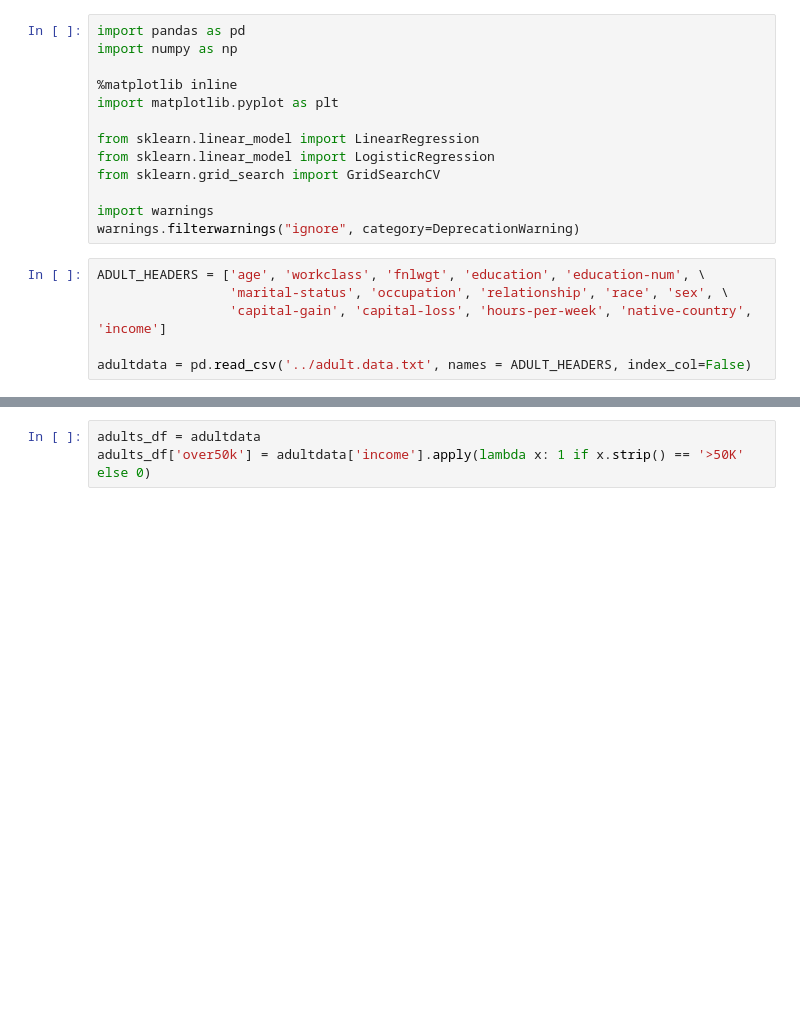
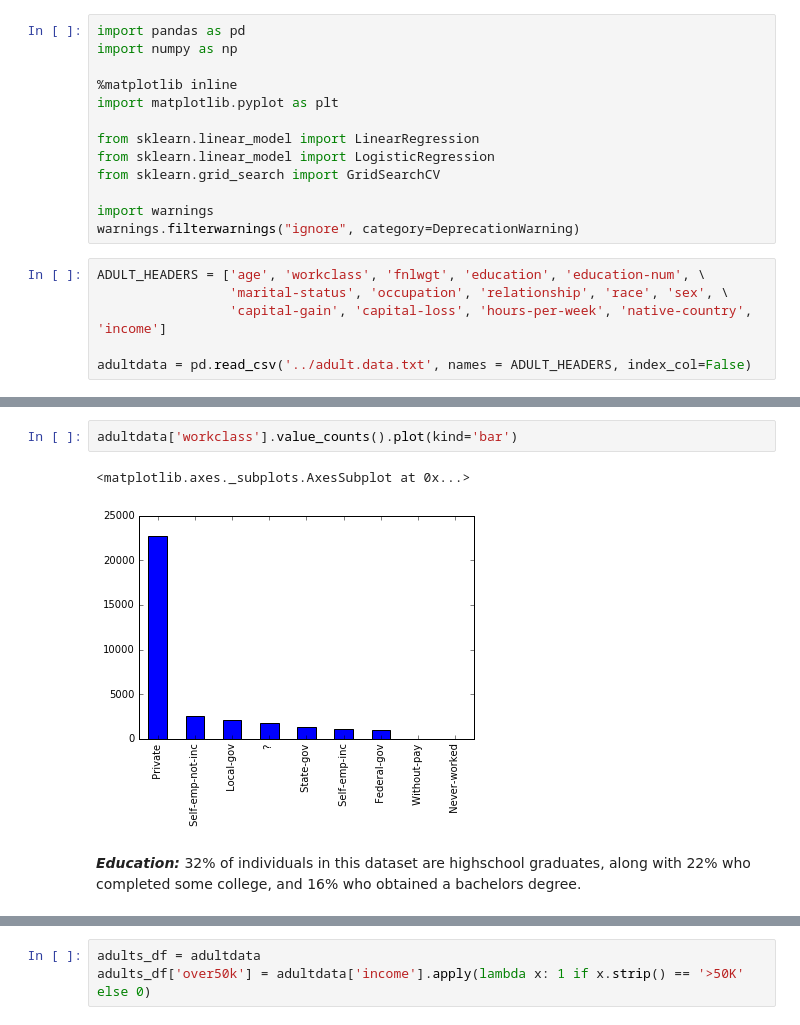
Before and after one commit to SoleilSunshine/Portfolio, a Jupyter notebook: AdultIncome-LogisticReg.ipynb, the cells around one changed output, grey strips where cells are left out. Saved outputs shown, nothing was run; the diff lists cells and outputs as text; blank space fills up the shorter version.

```diff
--- a/AdultIncome-LogisticReg.ipynb
+++ b/AdultIncome-LogisticReg.ipynb
@@ -32,0 +87,7 @@ adultdata.head()
+# %%
+adultdata['workclass'].value_counts().plot(kind='bar')
+# %% [output]
+<matplotlib.axes._subplots.AxesSubplot at 0x...>
+[figure, added]
+# %% [markdown]
+***Education:*** 32% of individuals in this dataset are highschool graduates, along with 22% who completed some college, and 16% who obtained a bachelors degree.
```
Also changed, not shown: parts of 73 cells of this notebook.
